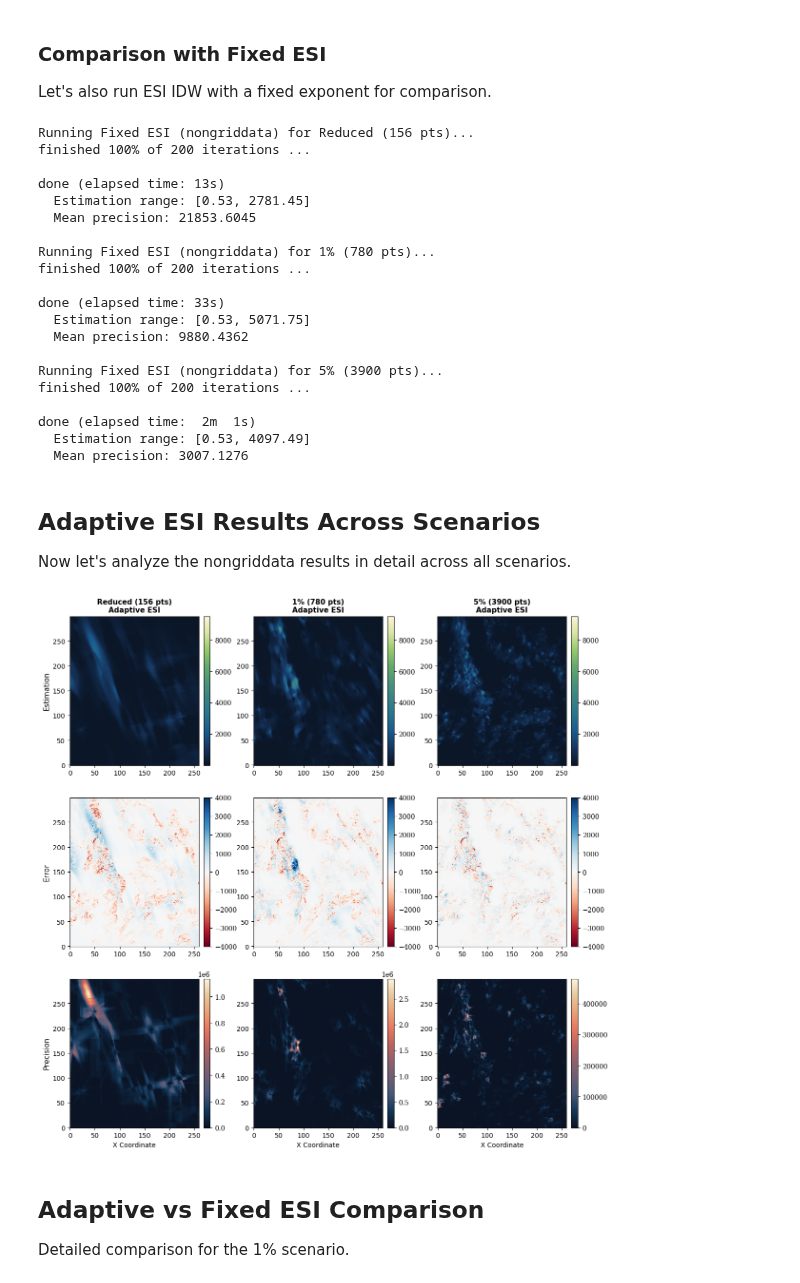
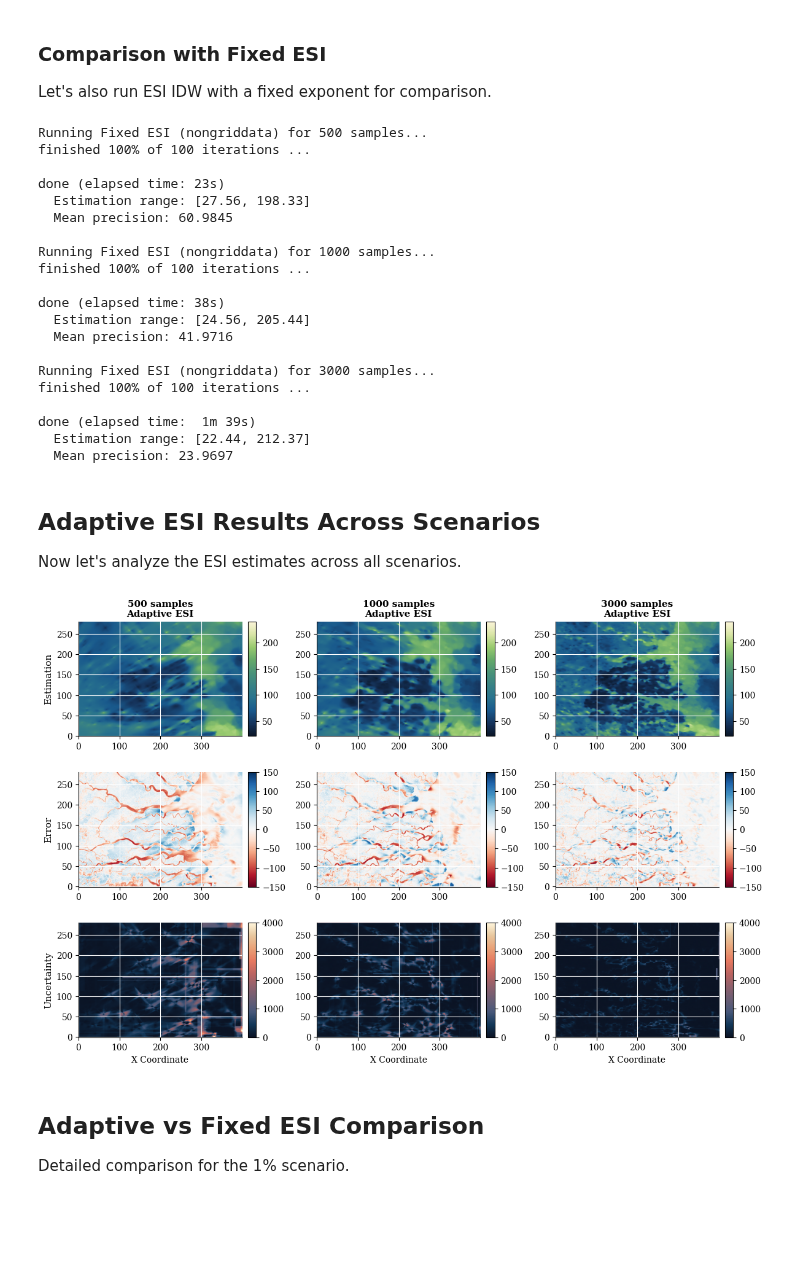
Before and after one commit to alges/spatialize-examples, a Jupyter notebook: examples/esi_implementations/adaptive_esi_2d.ipynb, the cells around one changed output. Cells and saved outputs as stored; diff of their text form; code cells hidden in the pictures; blank space fills up the shorter version.

```diff
--- a/examples/esi_implementations/adaptive_esi_2d.ipynb
+++ b/examples/esi_implementations/adaptive_esi_2d.ipynb
@@ -49,7 +60,5 @@ Let's visualize the complete reference water level data across the study area.
 # %%
-extent = [ref_data['X'].min(), ref_data['X'].max(),
-          ref_data['Y'].min(), ref_data['Y'].max()]
-
+# We'll use spatialize's PlotStyle environment for easy formatting
 with PlotStyle(theme='publication', cmap='navia') as style:
     fig, ax = plt.subplots(figsize=(8, 7))
 
@@ -64,7 +73,7 @@ with PlotStyle(theme='publication', cmap='navia') as style:
 
     ax.set_xlabel('X Coordinate', fontsize=11)
     ax.set_ylabel('Y Coordinate', fontsize=11)
-    ax.set_title('Reference Water Level Map', fontsize=12, fontweight='bold')
+    ax.set_title('Reference Image', fontsize=12, fontweight='bold')
 
     plt.tight_layout()
     plt.show()
@@ -114,12 +134,12 @@ xi_grid = (X, Y)
 ref_grid = ref_data.pivot(index='X', columns='Y', values='value').values
 
 with PlotStyle(theme='white', cmap='navia') as style:
-    fig, axes = plt.subplots(1, 3, figsize=(15, 5), dpi=150)
+    fig, axes = plt.subplots(1, 3, figsize=(15, 5), layout='constrained')
 
     for idx, (name, sample_data) in enumerate(samples.items()):
         ax = axes[idx]
 
-        # Create mask: True where we DON'T have samples, False where we do
+        # Create mask
         mask = np.ones((nx, ny), dtype=bool)
         for point in sample_data['points']:
             x_idx = int(point[0])
@@ -129,14 +149,13 @@ with PlotStyle(theme='white', cmap='navia') as style:
         # Create masked array: show reference values only at sample locations
         masked_data = np.ma.masked_array(ref_grid, mask=mask)
 
-        # Plot using imshow with the masked reference data
         im = ax.imshow(
             masked_data.T,
             origin='lower',
             extent=extent,
             cmap=style.cmap,
-            vmin=reference_values.min(),
-            vmax=reference_values.max(),
+            vmin=vmin,
+            vmax=vmax,
             interpolation='none'
         )
 
@@ -146,8 +165,7 @@ with PlotStyle(theme='white', cmap='navia') as style:
         ax.set_title(f'{name}', fontsize=12, fontweight='bold')
 
         if idx == 2:
-            plt.colorbar(im, ax=ax, label='Water Level', fraction=0.046, pad=0.04)
+            plt.colorbar(im, ax=ax, label='brightness', shrink=0.6, pad=0.04)
 
-    plt.tight_layout()
-    plt.show()
+plt.show()
 # %% [output]
@@ -172,6 +187,7 @@ for name, sample_data in samples.items():
         values=sample_data['values'],
         xi=xi,
         local_interpolator="adaptiveidw",
+        parallelize=True,
         p_process="mondrian",
         n_partitions=100,
         alpha=0.7
@@ -223,8 +239,8 @@ for name, sample_data in samples.items():
         xi=xi,
         local_interpolator="idw",
         p_process="mondrian",
-        n_partitions=200,
-        alpha=0.8,
+        n_partitions=100,
+        alpha=0.7,
         exponent=2.0
     )
 
@@ -240,73 +256,70 @@ for name, sample_data in samples.items():
     print(f"  Estimation range: [{estimation.min():.2f}, {estimation.max():.2f}]")
     print(f"  Mean precision: {precision.mean():.4f}")
 # %% [output]
-Running Fixed ESI (nongriddata) for Reduced (156 pts)...
-finished 100% of 200 iterations ...
+Running Fixed ESI (nongriddata) for 500 samples...
+finished 100% of 100 iterations ...
 
-done (elapsed time: 13s)
-  Estimation range: [0.53, 2781.45]
-  Mean precision: 21853.6045
+done (elapsed time: 23s)
+  Estimation range: [27.56, 198.33]
+  Mean precision: 60.9845
 
-Running Fixed ESI (nongriddata) for 1% (780 pts)...
-finished 100% of 200 iterations ...
+Running Fixed ESI (nongriddata) for 1000 samples...
+finished 100% of 100 iterations ...
 
-done (elapsed time: 33s)
-  Estimation range: [0.53, 5071.75]
-  Mean precision: 9880.4362
+done (elapsed time: 38s)
+  Estimation range: [24.56, 205.44]
+  Mean precision: 41.9716
 
-Running Fixed ESI (nongriddata) for 5% (3900 pts)...
-finished 100% of 200 iterations ...
+Running Fixed ESI (nongriddata) for 3000 samples...
+finished 100% of 100 iterations ...
 
-done (elapsed time:  2m  1s)
-  Estimation range: [0.53, 4097.49]
-  Mean precision: 3007.1276
+done (elapsed time:  1m 39s)
+  Estimation range: [22.44, 212.37]
+  Mean precision: 23.9697
 # %% [markdown]
 ## Adaptive ESI Results Across Scenarios
 
-Now let's analyze the nongriddata results in detail across all scenarios.
+Now let's analyze the ESI estimates across all scenarios.
 # %%
-fig, axes = plt.subplots(3, 3, figsize=(12, 12))
+with PlotStyle(theme='publication', cmap='navia', precision_cmap='lipari') as style:
+    fig, axes = plt.subplots(3, 3, figsize=(12, 8))
 
-# Common parameters
-scatter_size = 8
-alpha_val = 0.7
-
-with PlotStyle(theme='publication', cmap='navia', precision_cmap='lipari') as style:
     for col_idx, (name, result_data) in enumerate(results_adaptive.items()):
         # Row 0: Estimation
         plot_colormap_data(result_data['estimation'], xi_locations=xi,
                            ax=axes[0, col_idx],
                            griddata=False, cmap=style.cmap,
                            vmin=vmin, vmax=vmax)
 
         axes[0, col_idx].set_title(f'{name}\nAdaptive ESI', fontsize=11, fontweight='bold')
         if col_idx == 0:
             axes[0, col_idx].set_ylabel('Estimation', fontsize=11)
 
         # Row 1: Error
         error = (result_data['estimation'] - reference_values)#/(reference_values_nongrid.min()-reference_values_nongrid.max())
         plot_colormap_data(error, xi_locations=xi,
                            ax=axes[1, col_idx],
                            griddata=False, cmap='RdBu',
-                           vmin=-4000, vmax=4000
+                           vmin=-150, vmax=150,
                            )
 
         if col_idx == 0:
             axes[1, col_idx].set_ylabel('Error', fontsize=11)
 
         # Row 2: Precision
         plot_colormap_data(result_data['precision'], xi_locations=xi,
                            ax=axes[2, col_idx],
-                           griddata=False, cmap=style.precision_cmap)
+                           griddata=False, cmap=style.precision_cmap,
+                           vmin=0, vmax=4000)
 
         axes[2, col_idx].set_xlabel('X Coordinate', fontsize=10)
         if col_idx == 0:
-            axes[2, col_idx].set_ylabel('Precision', fontsize=11)
+            axes[2, col_idx].set_ylabel('Uncertainty', fontsize=11)
 
 plt.tight_layout()
 plt.show()
 # %% [output]
-[figure, old version]
+[figure, new version]
 # %% [markdown]
 ## Adaptive vs Fixed ESI Comparison
 
```
Also changed, not shown: parts of 17 cells of this notebook, 1 other file.
